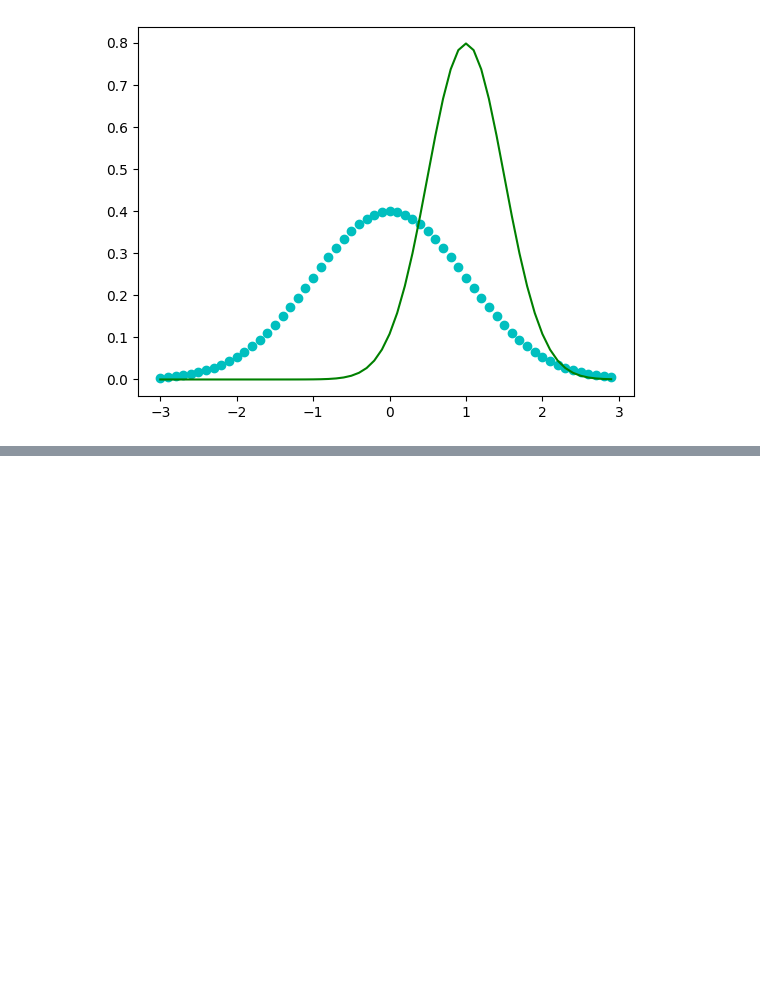
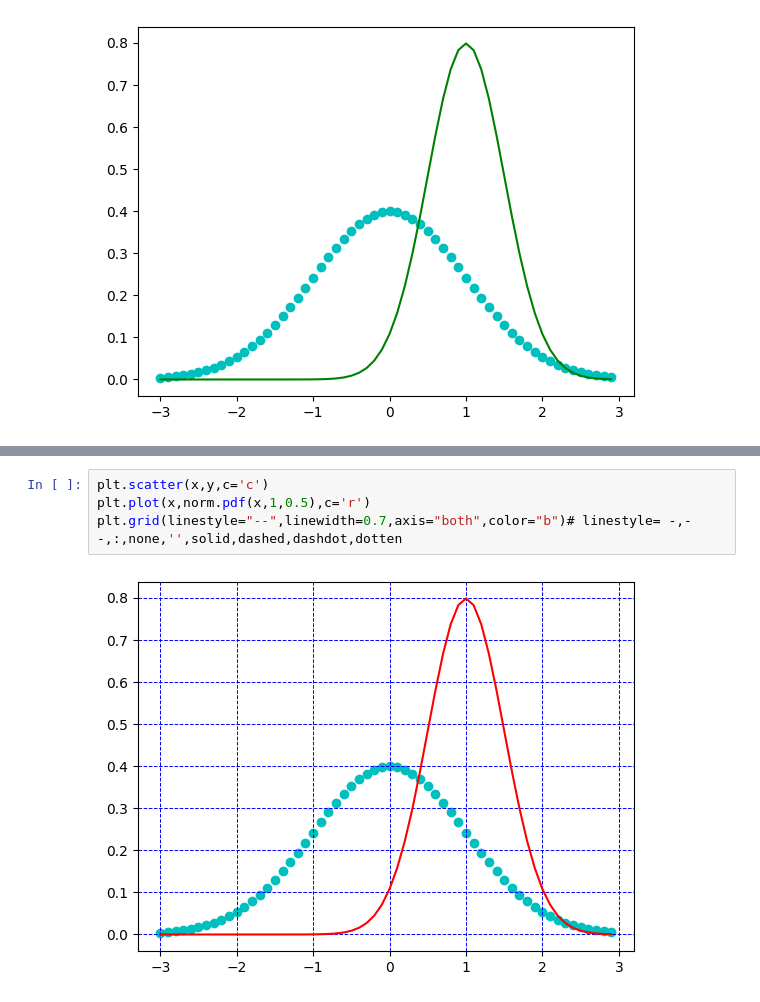
Before and after one commit to niranjan5804/Python-Scripts, a Jupyter notebook: matplot.ipynb, the cells around one changed output, grey strips where cells are left out. Saved outputs shown, nothing was run; the diff lists cells and outputs as text; blank space fills up the shorter version.

```diff
--- a/matplot.ipynb
+++ b/matplot.ipynb
@@ -80,0 +101,6 @@ plt.savefig(r"C:\Users\niranjan gowda ks\OneDrive\Pictures\plt.png")
+# %%
+plt.scatter(x,y,c='c')
+plt.plot(x,norm.pdf(x,1,0.5),c='r')
+plt.grid(linestyle="--",linewidth=0.7,axis="both",color="b")# linestyle= -,--,:,none,'',solid,dashed,dashdot,dotten
+# %% [output]
+[figure, added]
```
Also changed, not shown: parts of 6 cells of this notebook, 3 other files.
